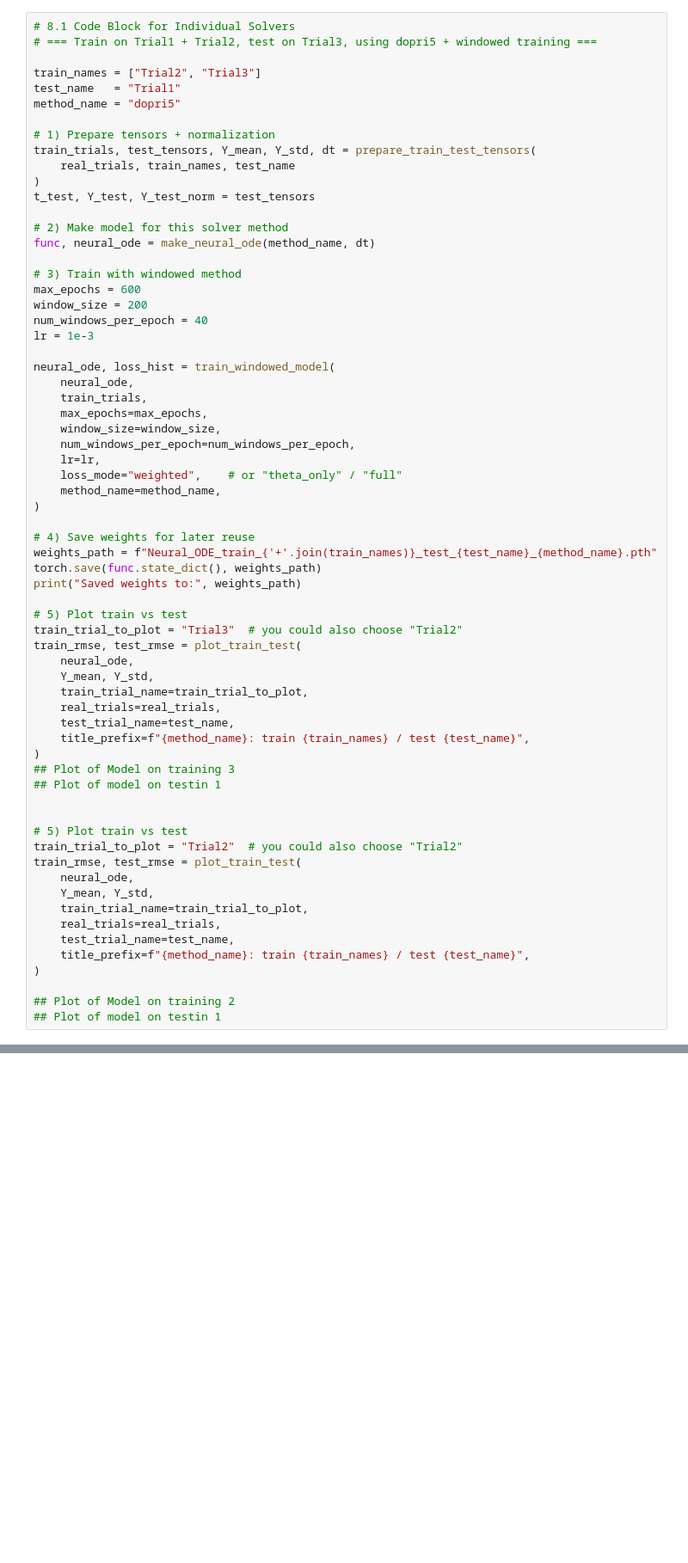
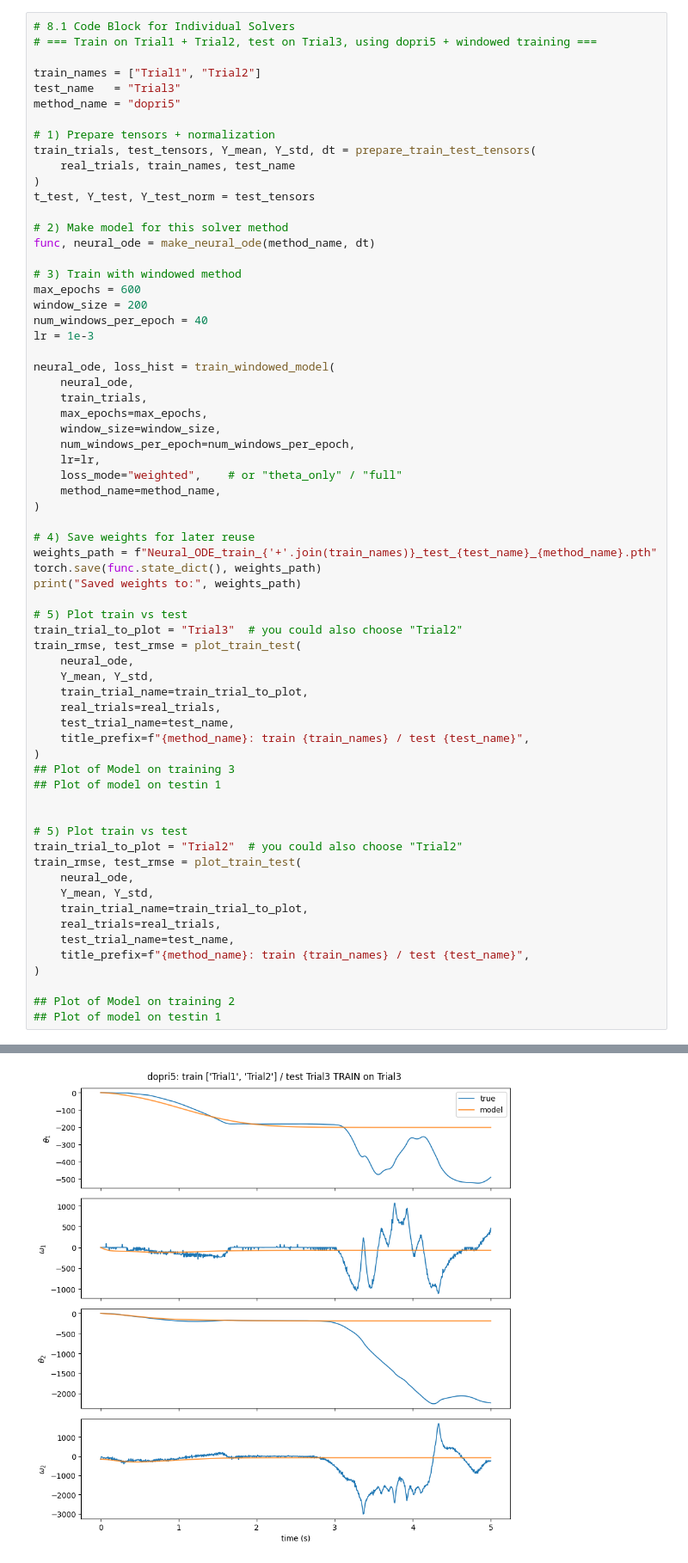
Before and after one commit to marzg7/doublependulum, a Jupyter notebook: Double_Pendulum_Neural_ODE.ipynb, the cells around one changed output, grey strips where cells are left out. Shown at 86% size. Saved outputs shown, nothing was run; the diff lists cells and outputs as text; blank space fills up the shorter version.

Commit message:
trained with trials 1+2, tested on trial 3, produced new weights, fixed some loading code

```diff
--- a/Double_Pendulum_Neural_ODE.ipynb
+++ b/Double_Pendulum_Neural_ODE.ipynb
@@ -416,8 +416,8 @@ def train_windowed_model(
 # 8.1 Code Block for Individual Solvers
 # === Train on Trial1 + Trial2, test on Trial3, using dopri5 + windowed training ===
 
-train_names = ["Trial2", "Trial3"]
-test_name   = "Trial1"
+train_names = ["Trial1", "Trial2"]
+test_name   = "Trial3"
 method_name = "dopri5"
 
 # 1) Prepare tensors + normalization
@@ -482,0 +497 @@ train_rmse, test_rmse = plot_train_test(
+[figure, added]
```
Also changed, not shown: parts of 3 cells of this notebook, 1 other file.
